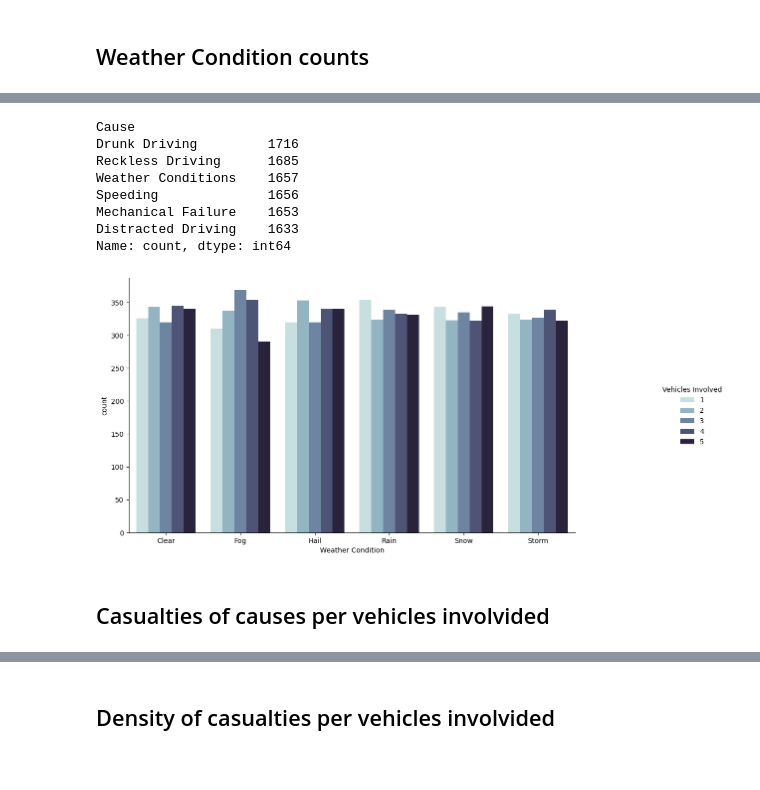
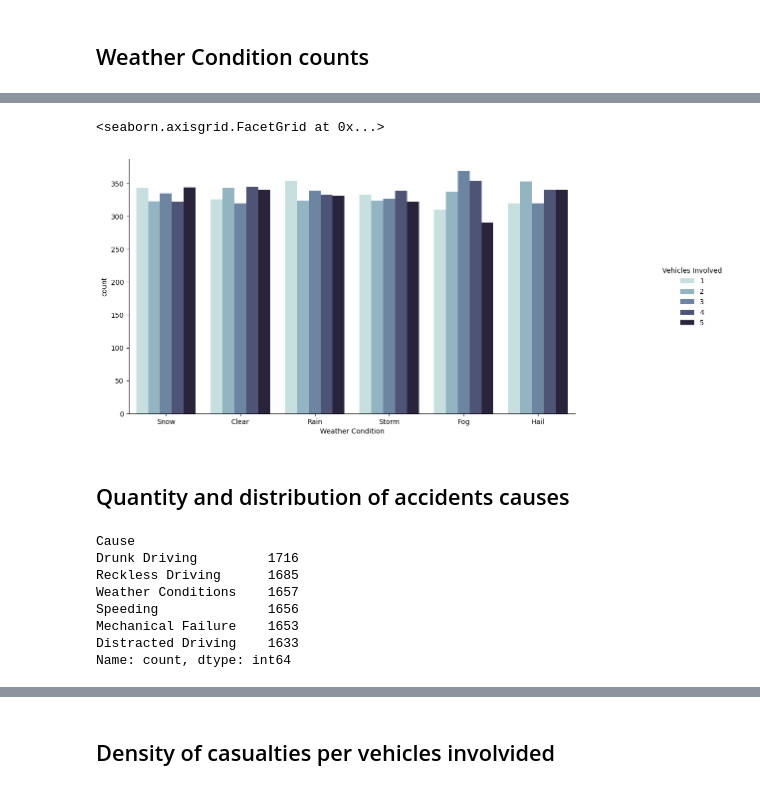
Before and after one commit to jvitsilva/Statistics_for_Data-Science, a Jupyter notebook: global_traffic_accidents.ipynb, the cells around one changed output, grey strips where cells are left out. Cells and saved outputs as stored; diff of their text form; code cells hidden in the pictures.

```diff
--- a/global_traffic_accidents.ipynb
+++ b/global_traffic_accidents.ipynb
@@ -100 +104,11 @@ Name: count, dtype: int64
+# %%
+# Using Seaborn to plot
+plot = sns.catplot(accidents_df, x='Weather Condition', hue="Vehicles Involved", kind='count', palette="ch:start=.2,rot=-.3")
+plot.figure.set_size_inches(14,6)
+plot.set_titles("Count of accidents ")
+# %% [output]
+<seaborn.axisgrid.FacetGrid at 0x...>
+[figure, added]
+# %% [markdown]
+<h2>Quantity and distribution of accidents causes</h2>
 # %%
@@ -108,11 +122,3 @@ Speeding              1656
 Mechanical Failure    1653
 Distracted Driving    1633
 Name: count, dtype: int64
-# %%
-plot = sns.catplot(weatherCondition_df, x='Weather Condition', hue="Vehicles Involved", kind='count', palette="ch:start=.2,rot=-.3")
-plot.figure.set_size_inches(14,6)
-plot.set_titles("Count of accidents ")
-# %% [output]
-[figure, removed]
-# %% [markdown]
-<h2>Casualties of causes per vehicles involvided</h2>
```
Also changed, not shown: parts of 30 cells of this notebook, 6 other files.
